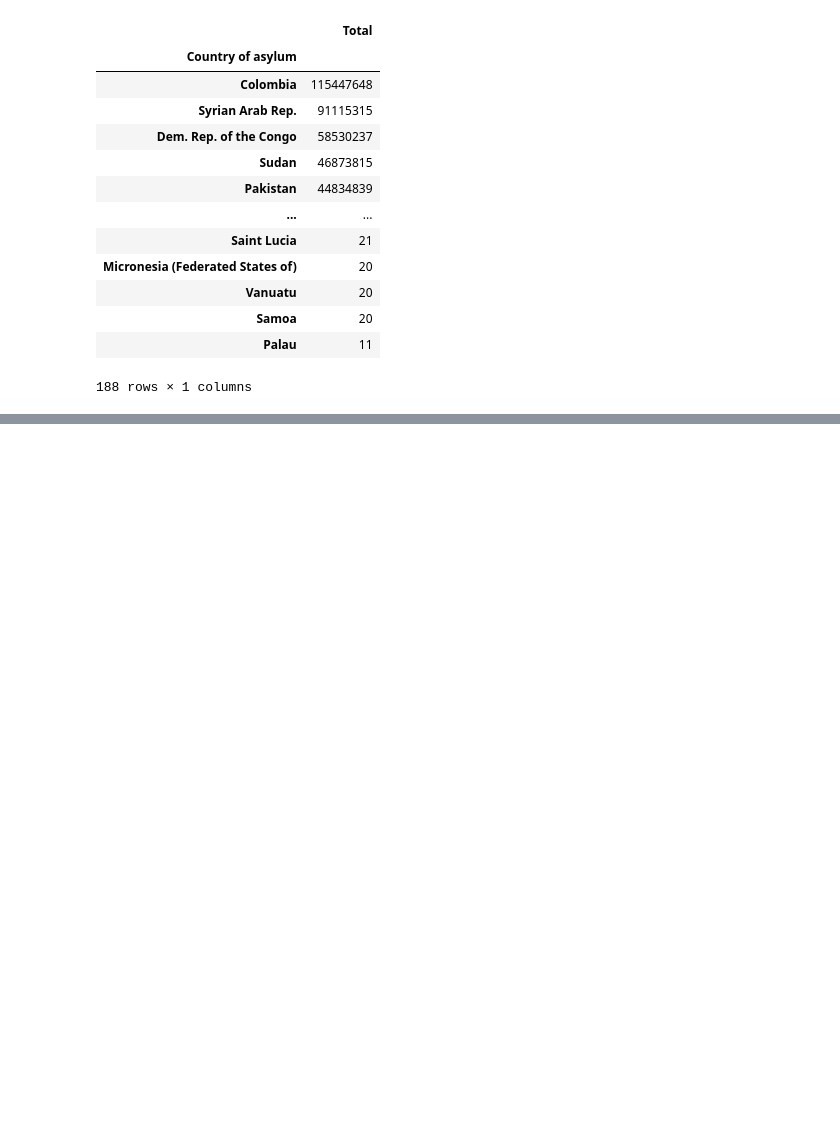
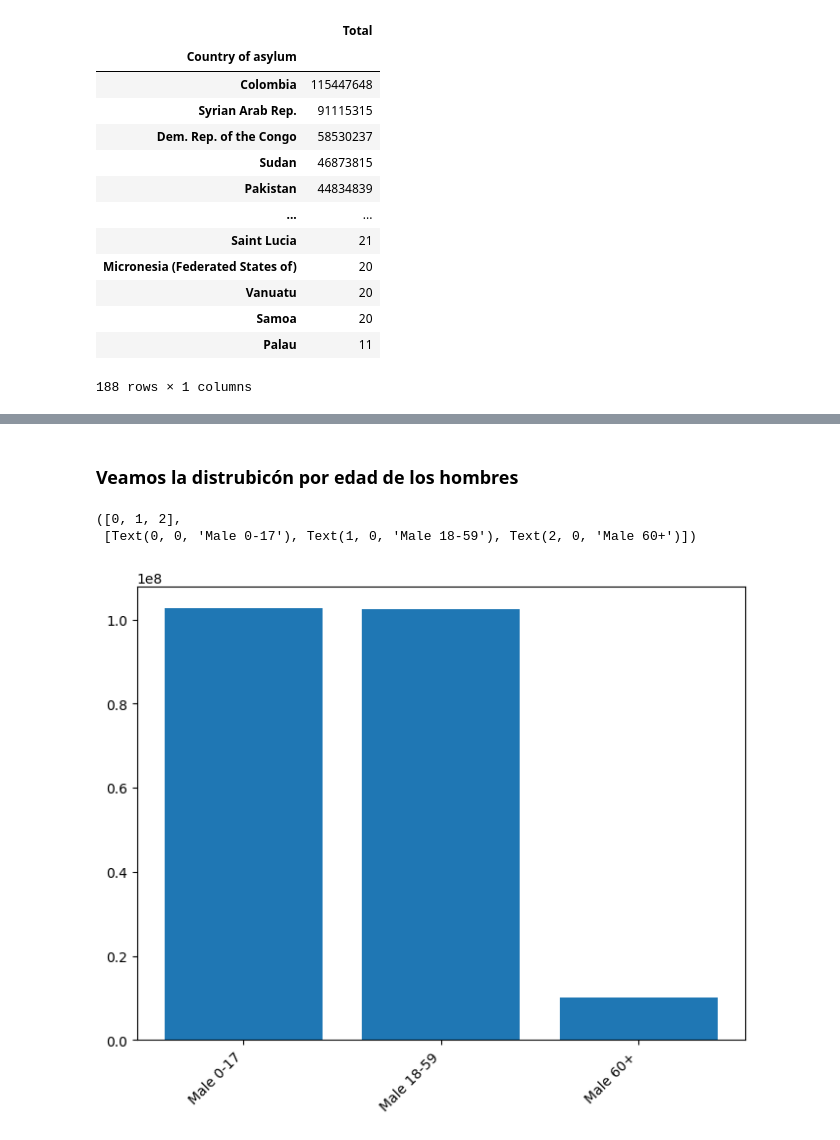
Before and after one commit to IoanaCretuAndrei/Refugee-flow-study, a Jupyter notebook: demographics.ipynb, the cells around one changed output, grey strips where cells are left out. Drawn from its saved outputs; the diff is of its cells as text; code cells hidden in the pictures; blank space fills up the shorter version.

```diff
--- a/demographics.ipynb
+++ b/demographics.ipynb
@@ -177,0 +224,18 @@ pd.DataFrame(demographics.groupby('Country of asylum')['Total'].sum().sort_value
+# %% [markdown]
+### Veamos la distrubicón por edad de los hombres
+# %%
+# quiero haer lo mismo pero por cada grupo de edad y sexo
+# Crear un gráfico de barras para mostrar la población total por género
+
+Male_teenager = demographics['Male 0 - 4'].sum() + demographics['Male 5 - 11'].sum() + demographics['Male 12 - 17'].sum()
+Male59 = demographics['Male 18 - 59'].sum()
+Male60 = demographics['Male 60'].sum()
+
+Male_values = [Male_teenager, Male59, Male60]
+plt.figure(figsize=(8, 6))
+bars = plt.bar(['Male 0-17', 'Male 18-59', 'Male 60+'], Male_values)
+plt.xticks(rotation=45, ha='right')
+# %% [output]
+([0, 1, 2],
+ [Text(0, 0, 'Male 0-17'), Text(1, 0, 'Male 18-59'), Text(2, 0, 'Male 60+')])
+[figure, added]
```
Also changed, not shown: parts of 15 cells of this notebook.
